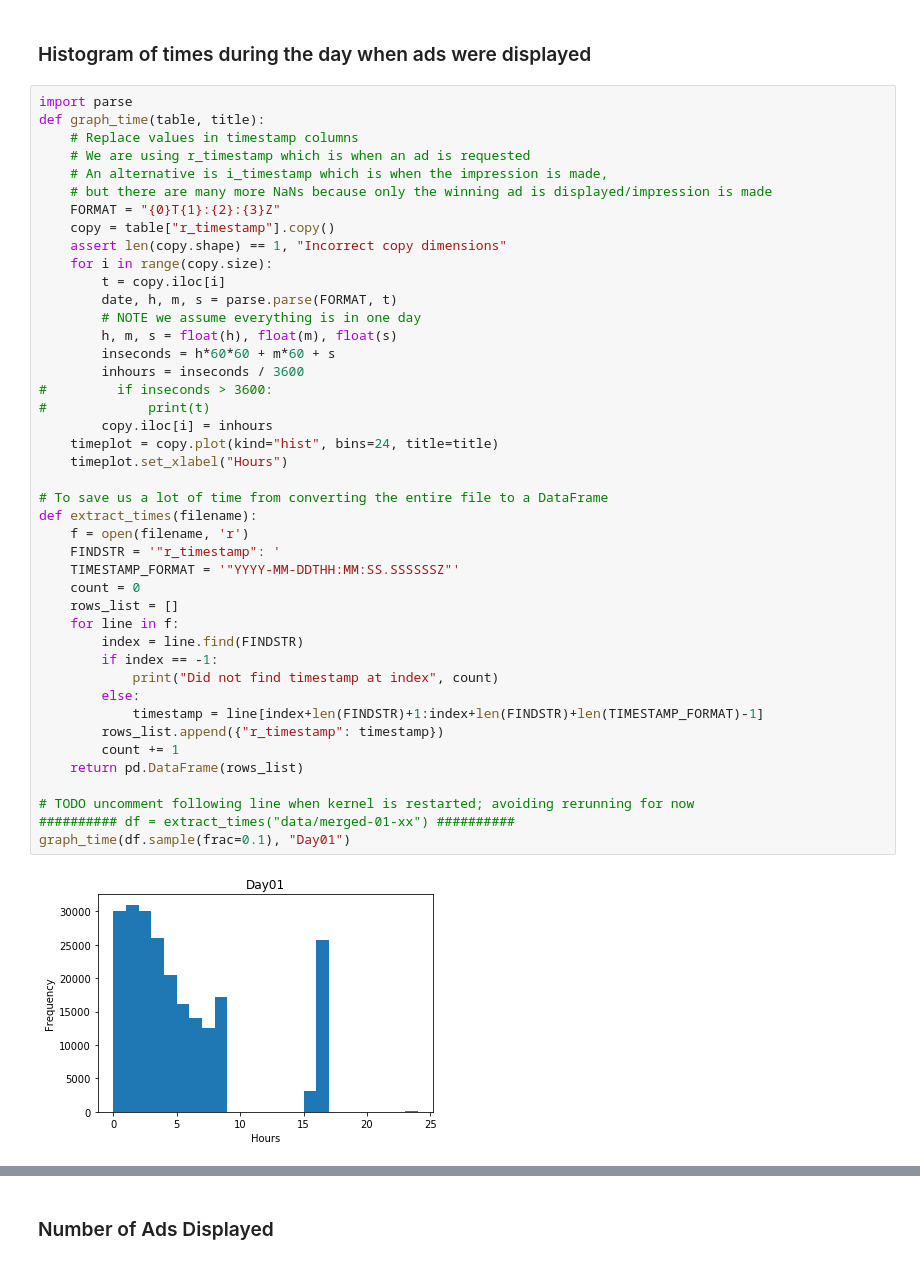
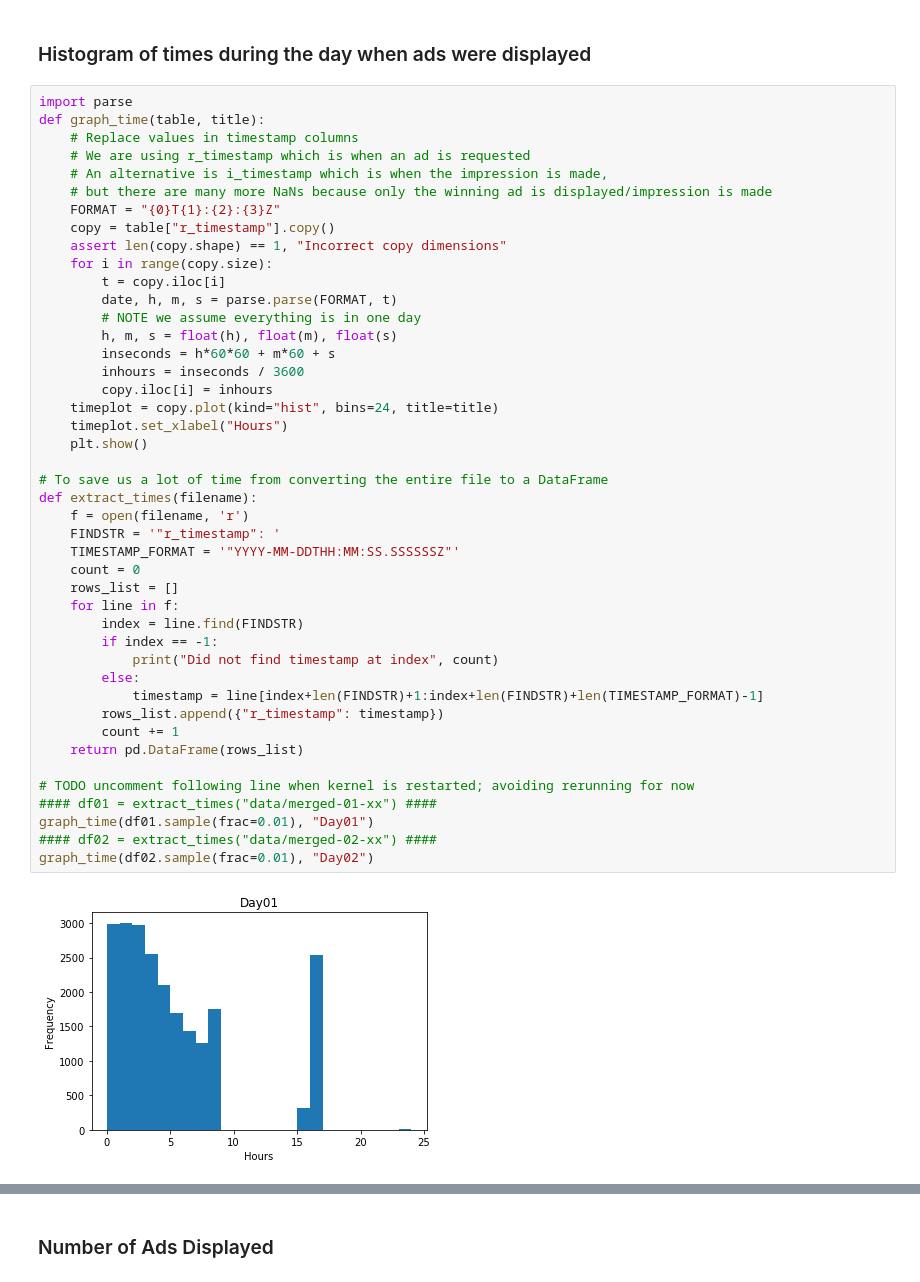
Before and after one commit to learning-machine-learning/polymorph-ua, a Jupyter notebook: polymorph-matt/final/EDA.ipynb, the cells around one changed output, grey strips where cells are left out. Saved outputs shown, nothing was run; the diff lists cells and outputs as text.

```diff
--- a/polymorph-matt/final/EDA.ipynb
+++ b/polymorph-matt/final/EDA.ipynb
@@ -97,35 +115,36 @@ def graph_time(table, title):
     for i in range(copy.size):
         t = copy.iloc[i]
         date, h, m, s = parse.parse(FORMAT, t)
         # NOTE we assume everything is in one day
         h, m, s = float(h), float(m), float(s)
         inseconds = h*60*60 + m*60 + s
         inhours = inseconds / 3600
-#         if inseconds > 3600:
-#             print(t)
         copy.iloc[i] = inhours
     timeplot = copy.plot(kind="hist", bins=24, title=title)
     timeplot.set_xlabel("Hours")
+    plt.show()
 
 # To save us a lot of time from converting the entire file to a DataFrame
 def extract_times(filename):
     f = open(filename, 'r')
     FINDSTR = '"r_timestamp": '
     TIMESTAMP_FORMAT = '"YYYY-MM-DDTHH:MM:SS.SSSSSSZ"'
     count = 0
     rows_list = []
     for line in f:
         index = line.find(FINDSTR)
         if index == -1:
             print("Did not find timestamp at index", count)
         else:
             timestamp = line[index+len(FINDSTR)+1:index+len(FINDSTR)+len(TIMESTAMP_FORMAT)-1]
         rows_list.append({"r_timestamp": timestamp})
         count += 1
     return pd.DataFrame(rows_list)
 
 # TODO uncomment following line when kernel is restarted; avoiding rerunning for now
-########## df = extract_times("data/merged-01-xx") ##########
-graph_time(df.sample(frac=0.1), "Day01")
+#### df01 = extract_times("data/merged-01-xx") ####
+graph_time(df01.sample(frac=0.01), "Day01")
+#### df02 = extract_times("data/merged-02-xx") ####
+graph_time(df02.sample(frac=0.01), "Day02")
 # %% [output]
-[figure, old version]
+[figure, new version]
```
Also changed, not shown: parts of 7 cells of this notebook.
